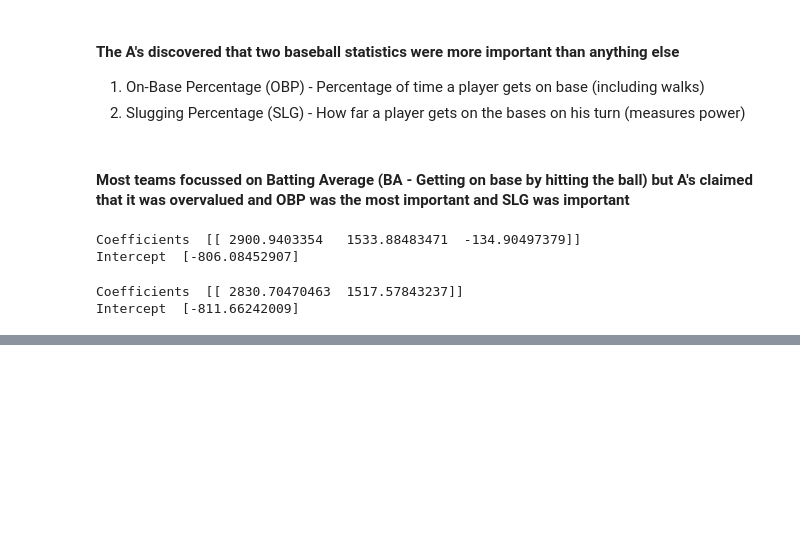
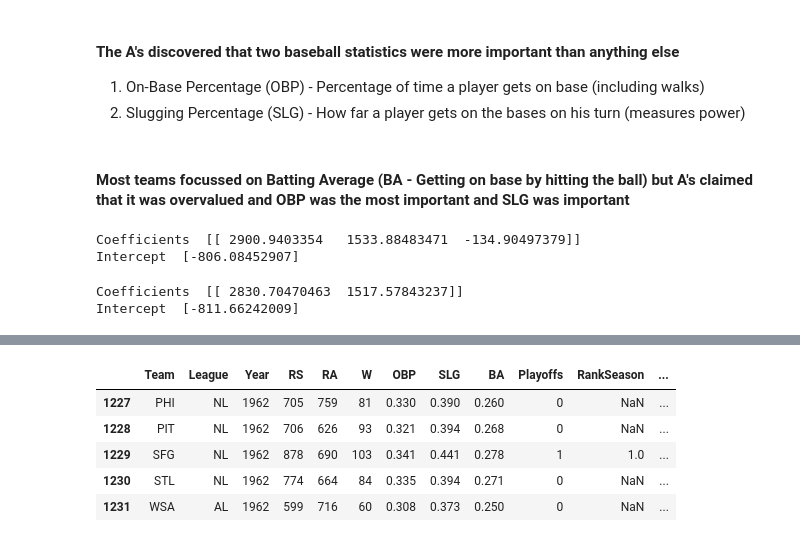
Before and after one commit to vimde/Linear-Regression, a Jupyter notebook: Baseball Playoffs/Baseball Playoffs.ipynb, the cells around one changed output, grey strips where cells are left out. Drawn from its saved outputs; the diff is of its cells as text; code cells hidden in the pictures; blank space fills up the shorter version.

```diff
--- a/Baseball Playoffs/Baseball Playoffs.ipynb
+++ b/Baseball Playoffs/Baseball Playoffs.ipynb
@@ -159,0 +198,9 @@ Intercept  [-811.66242009]
+# %%
+baseball.tail()
+# %% [output]
+|  | Team | League | Year | RS | RA | W | OBP | SLG | BA | Playoffs | RankSeason | ... |
+| 1227 | PHI | NL | 1962 | 705 | 759 | 81 | 0.330 | 0.390 | 0.260 | 0 | NaN | ... |
+| 1228 | PIT | NL | 1962 | 706 | 626 | 93 | 0.321 | 0.394 | 0.268 | 0 | NaN | ... |
+| 1229 | SFG | NL | 1962 | 878 | 690 | 103 | 0.341 | 0.441 | 0.278 | 1 | 1.0 | ... |
+| 1230 | STL | NL | 1962 | 774 | 664 | 84 | 0.335 | 0.394 | 0.271 | 0 | NaN | ... |
+| 1231 | WSA | AL | 1962 | 599 | 716 | 60 | 0.308 | 0.373 | 0.250 | 0 | NaN | ... |
```
Also changed, not shown: parts of 5 cells of this notebook.
